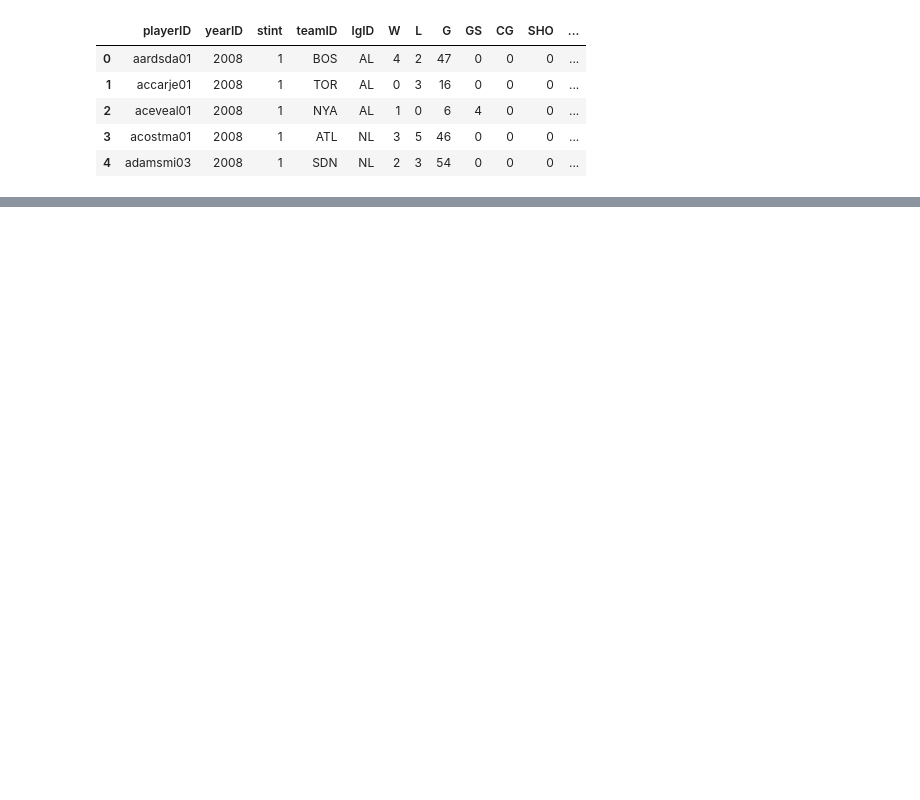
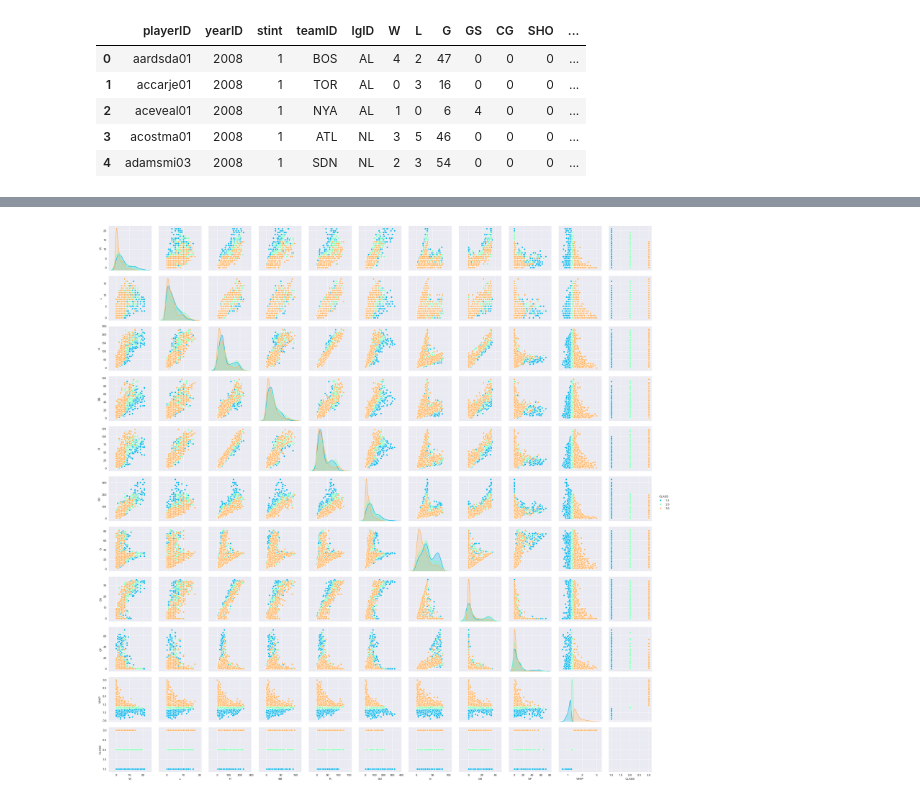
Before and after one commit to UberJoe83/dsc-mod-3-project-v2-1, a Jupyter notebook: student.ipynb, the cells around one changed output, grey strips where cells are left out. Cells and saved outputs as stored; diff of their text form; code cells hidden in the pictures; blank space fills up the shorter version.

```diff
--- a/student.ipynb
+++ b/student.ipynb
@@ -610,0 +529,4 @@ from sklearn.metrics import precision_score, accuracy_score, recall_score, f1_sc
+# %%
+sns.set_style("darkgrid")
+colors_ = ["#3364ff", "#f1281f", "#ff5733", "#008000", "#008000", "#9d1370"]
+sns.set_palette(colors_)
@@ -610,0 +580,4 @@ from sklearn.metrics import precision_score, accuracy_score, recall_score, f1_sc
+# %%
+teams = ["LAN", "MIL", "WAS", "NYA", "OAK", "HOU"]
+best_teams = single_stint_df[single_stint_df["teamID"].isin(teams)].reset_index(drop = True)
+best_teams.head()
@@ -610,0 +591,5 @@ from sklearn.metrics import precision_score, accuracy_score, recall_score, f1_sc
+# %%
+sns.pairplot(best_teams[["W", "L", "H", "BB", "R", "SO", "G", "GS", "GF",
+                         "WHIP", "CLASS"]], hue = 'CLASS', palette = "rainbow");
+# %% [output]
+[figure, added]
```
Also changed, not shown: parts of 53 cells of this notebook.
